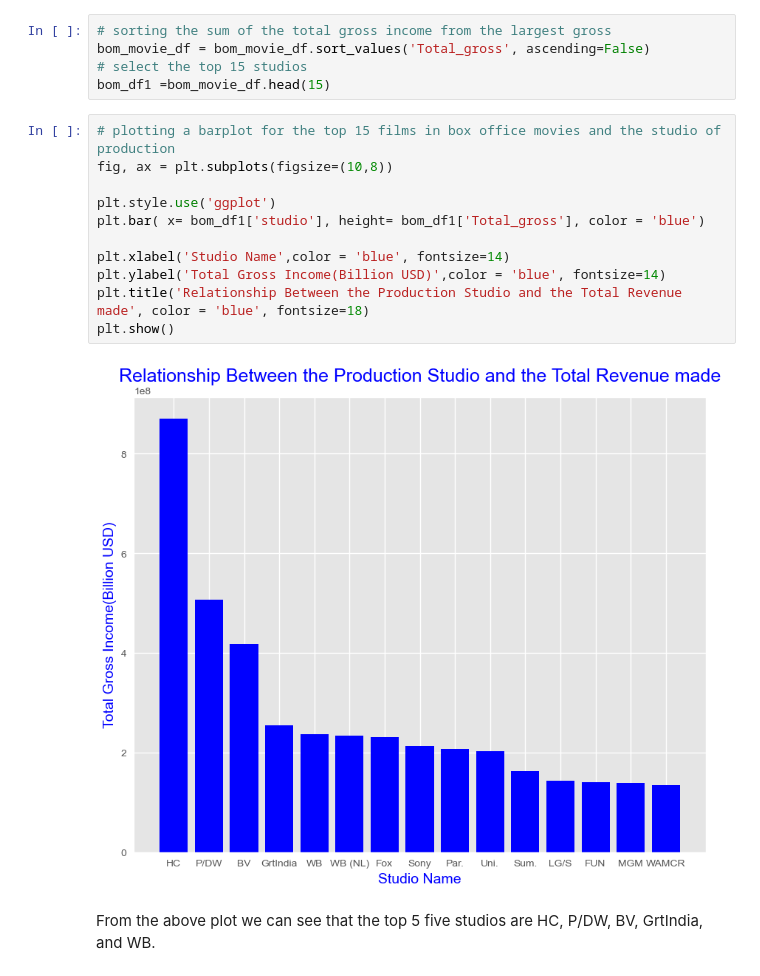
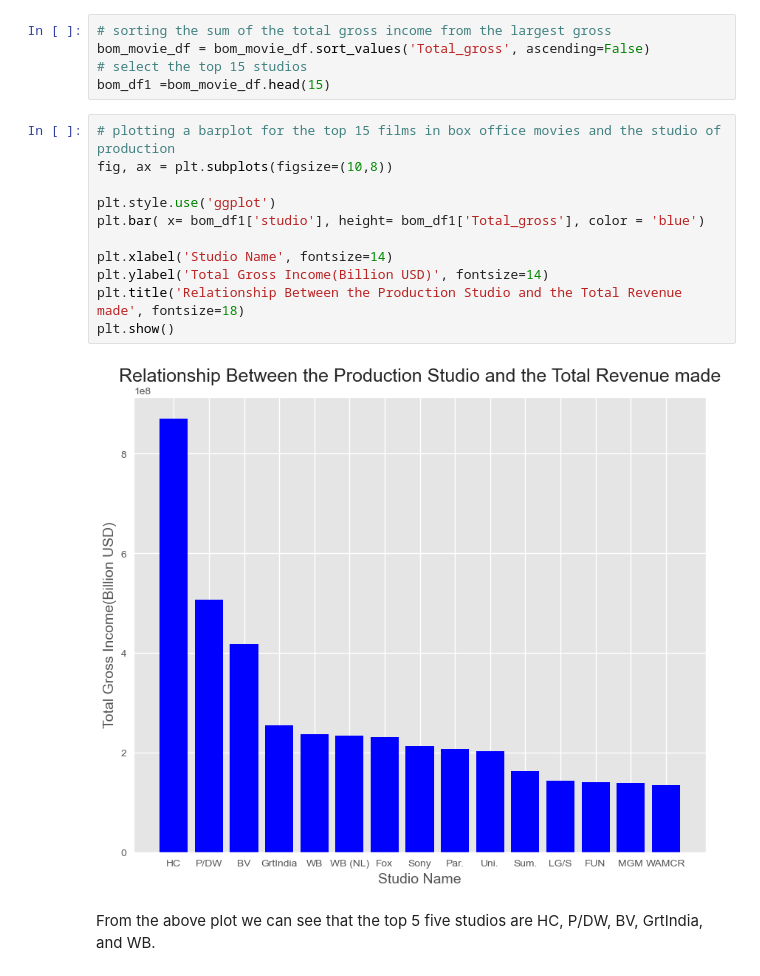
Before and after one commit to martin-ngugi/Microsoft_movie_review, a Jupyter notebook: Movie.ipynb, the cells around one changed output. Saved outputs shown, nothing was run; the diff lists cells and outputs as text.

```diff
--- a/Movie.ipynb
+++ b/Movie.ipynb
@@ -193,16 +193,16 @@ bom_df1 =bom_movie_df.head(15)
 # %%
 # plotting a barplot for the top 15 films in box office movies and the studio of production
 fig, ax = plt.subplots(figsize=(10,8))
 
 plt.style.use('ggplot')
 plt.bar( x= bom_df1['studio'], height= bom_df1['Total_gross'], color = 'blue')
 
-plt.xlabel('Studio Name',color = 'blue', fontsize=14)
-plt.ylabel('Total Gross Income(Billion USD)',color = 'blue', fontsize=14)
-plt.title('Relationship Between the Production Studio and the Total Revenue made', color = 'blue', fontsize=18)
+plt.xlabel('Studio Name', fontsize=14)
+plt.ylabel('Total Gross Income(Billion USD)', fontsize=14)
+plt.title('Relationship Between the Production Studio and the Total Revenue made', fontsize=18)
 plt.show()
 # %% [output]
-[figure, old version]
+[figure, new version]
 # %% [markdown]
 From the above plot we can see that the top 5 five studios are HC, P/DW, BV, GrtIndia, and WB.
 # %% [markdown]
```
Also changed, not shown: parts of 2 cells of this notebook.
